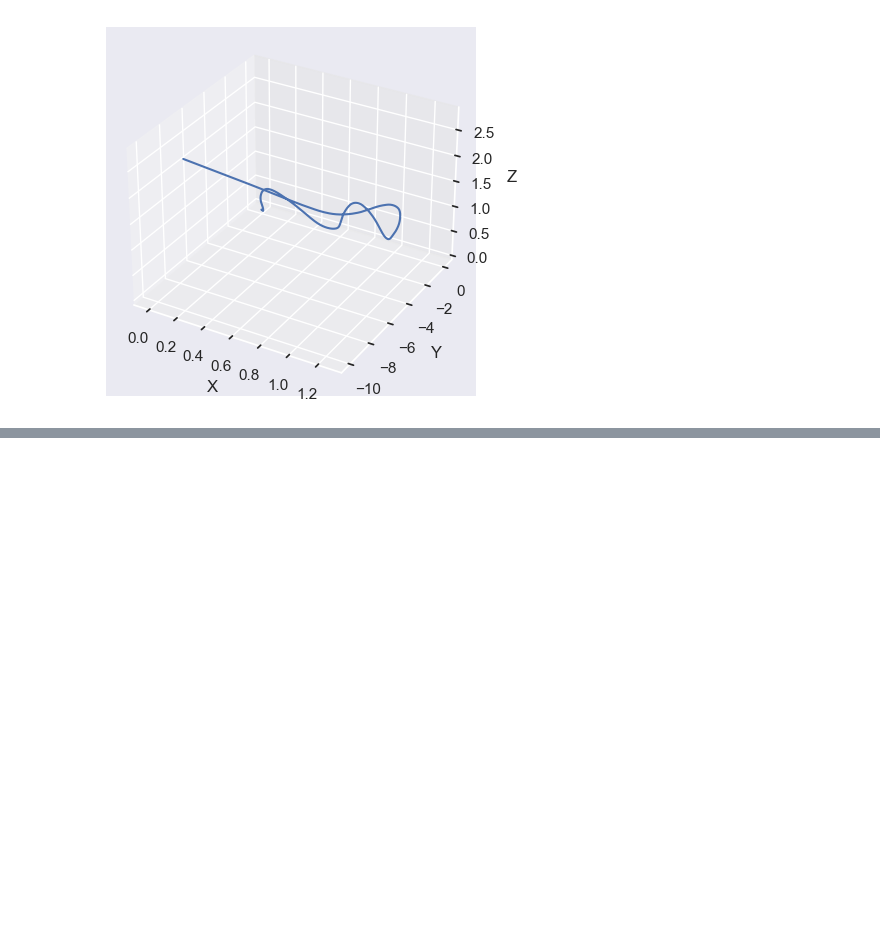
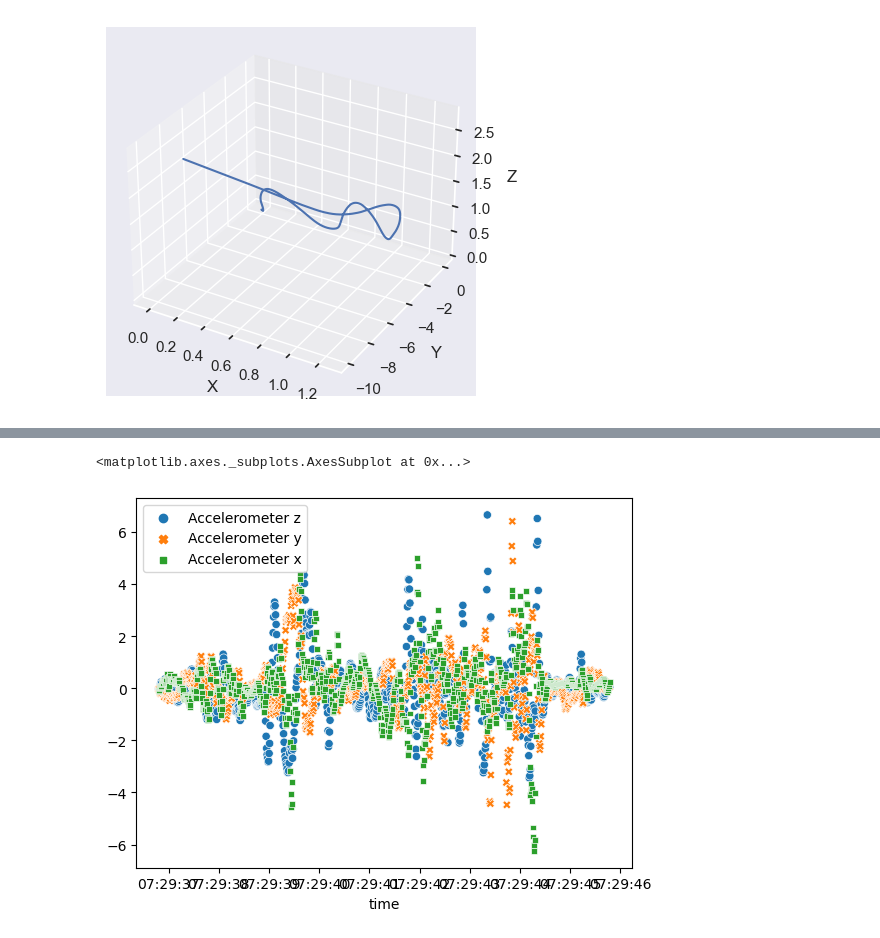
Before and after one commit to SiberiaWolfP/ML4QS_66, a Jupyter notebook: local_test.ipynb, the cells around one changed output, grey strips where cells are left out. Cells and saved outputs as stored; diff of their text form; code cells hidden in the pictures; blank space fills up the shorter version.

```diff
--- a/local_test.ipynb
+++ b/local_test.ipynb
@@ -54,0 +249,10 @@ plt.show()
+# %%
+for col in outlier_columns:
+
+    print(f"Applying Chauvenet outlier criteria for column {col}")
+
+    # And try out all different approaches. Note that we have done some optimization
+    # of the parameter values for each of the approaches by visual inspection.
+    dataset = OutlierDistr.chauvenet(dataset, col, 2)
+
+dataset[dataset['Accelerometer z_outlier'] == True]
@@ -54,0 +343,5 @@ plt.show()
+# %%
+sns.scatterplot(dataset[['Accelerometer z', 'Accelerometer y', 'Accelerometer x']])
+# %% [output]
+<matplotlib.axes._subplots.AxesSubplot at 0x...>
+[figure, added]
```
Also changed, not shown: parts of 14 cells of this notebook, 1 other file.
